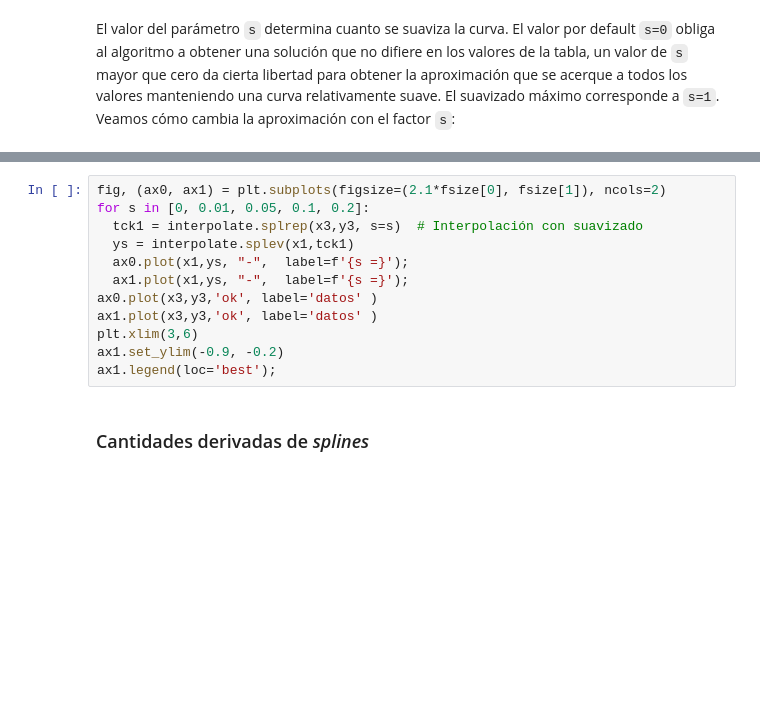
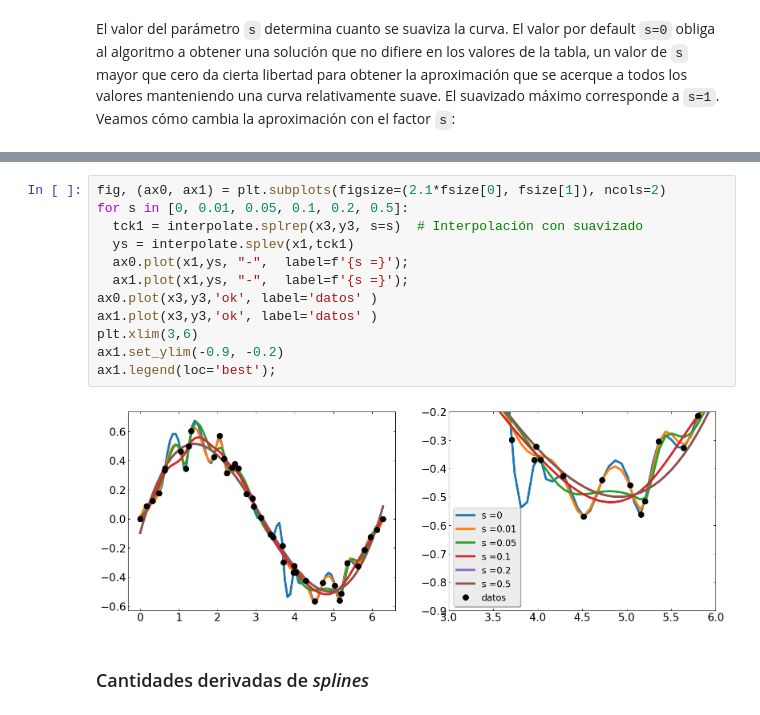
Before and after one commit to fiolj/intro-python-IB, a Jupyter notebook: clases/13_2_fiteos.ipynb, the cells around one changed output, grey strips where cells are left out. Saved outputs shown, nothing was run; the diff lists cells and outputs as text; blank space fills up the shorter version.

```diff
--- a/clases/13_2_fiteos.ipynb
+++ b/clases/13_2_fiteos.ipynb
@@ -312,15 +378,17 @@ plt.legend(loc='best');
 # %%
 fig, (ax0, ax1) = plt.subplots(figsize=(2.1*fsize[0], fsize[1]), ncols=2)
-for s in [0, 0.01, 0.05, 0.1, 0.2]:
+for s in [0, 0.01, 0.05, 0.1, 0.2, 0.5]:
   tck1 = interpolate.splrep(x3,y3, s=s)  # Interpolación con suavizado
   ys = interpolate.splev(x1,tck1)
   ax0.plot(x1,ys, "-",  label=f'{s =}');
   ax1.plot(x1,ys, "-",  label=f'{s =}');
 ax0.plot(x3,y3,'ok', label='datos' )
 ax1.plot(x3,y3,'ok', label='datos' )
 plt.xlim(3,6)
 ax1.set_ylim(-0.9, -0.2)
 ax1.legend(loc='best');
+# %% [output]
+[figure, added]
 # %% [markdown]
 ### Cantidades derivadas de *splines*
 # %% [markdown]
```
Also changed, not shown: parts of 56 cells of this notebook, 39 other files.
